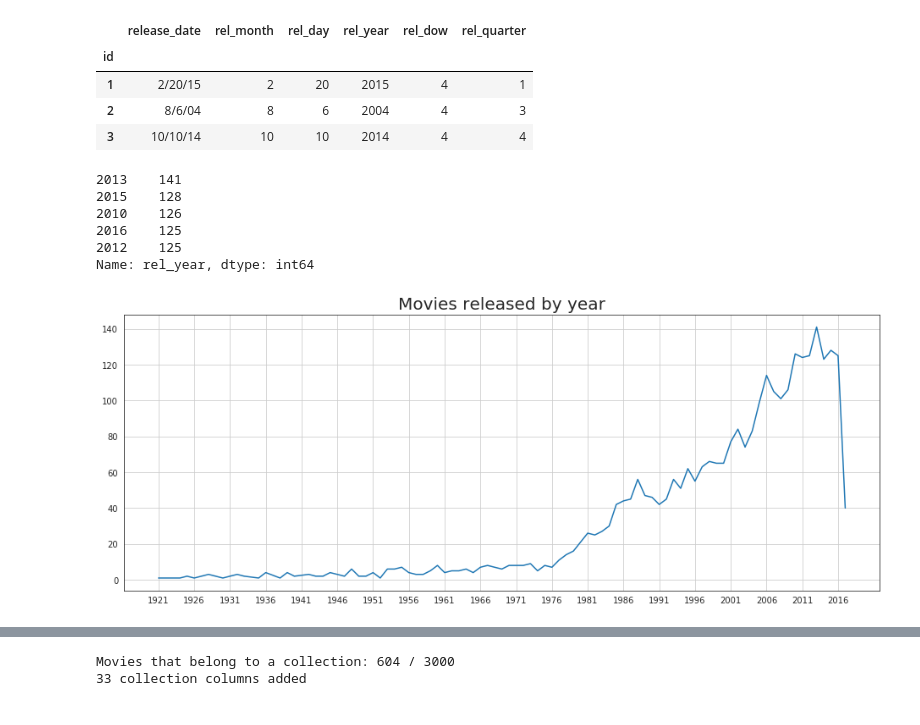
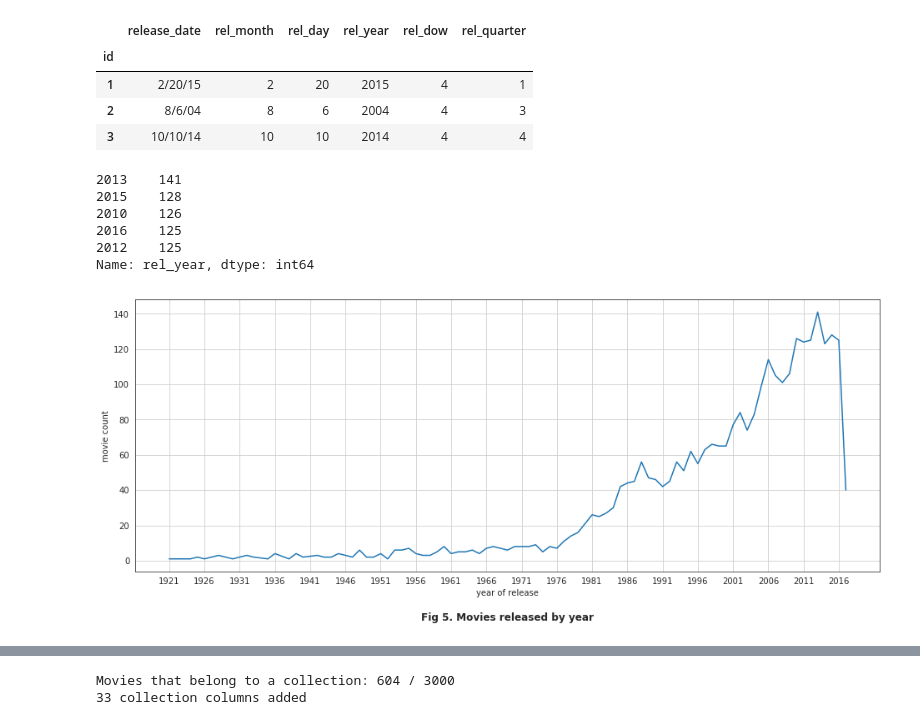
Before and after one commit to daniel-tejeda/machine-learning, a Jupyter notebook: projects/capstone/capstone.ipynb, the cells around one changed output, grey strips where cells are left out. Saved outputs shown, nothing was run; the diff lists cells and outputs as text; code cells hidden in the pictures.

```diff
--- a/projects/capstone/capstone.ipynb
+++ b/projects/capstone/capstone.ipynb
@@ -213,23 +218,26 @@ all_data[['release_date','rel_month','rel_day','rel_year','rel_dow','rel_quarter
 # %%
 yr_counts = all_data['rel_year'].value_counts().sort_index()
 yr_xticks = range(yr_counts.index.values[0],yr_counts.index.values[-1],5)
 
 plt.figure(figsize = (16,6))
 plt.plot(yr_counts.index.values, yr_counts.values)
 #sb.countplot(all_data['rel_year'])
 #plt.xticks(fontsize=12,rotation=90)
 plt.xticks(yr_xticks)
-plt.title("Movies released by year",fontsize=20)
+plt.ylabel('movie count')
+plt.xlabel('year of release')
+plt.title("Fig 5. Movies released by year", fontweight="bold", y=-0.2)
+
 plt.grid()
 yr_counts.sort_values(ascending=False).head()
 # %% [output]
 2013    141
 2015    128
 2010    126
 2016    125
 2012    125
 Name: rel_year, dtype: int64
-[figure, old version]
+[figure, new version]
 # %%
 yr_avgs = all_data.groupby('rel_year').mean()
 yr_totals = all_data.groupby('rel_year').sum()
```
Also changed, not shown: parts of 8 cells of this notebook, 21 other files.
